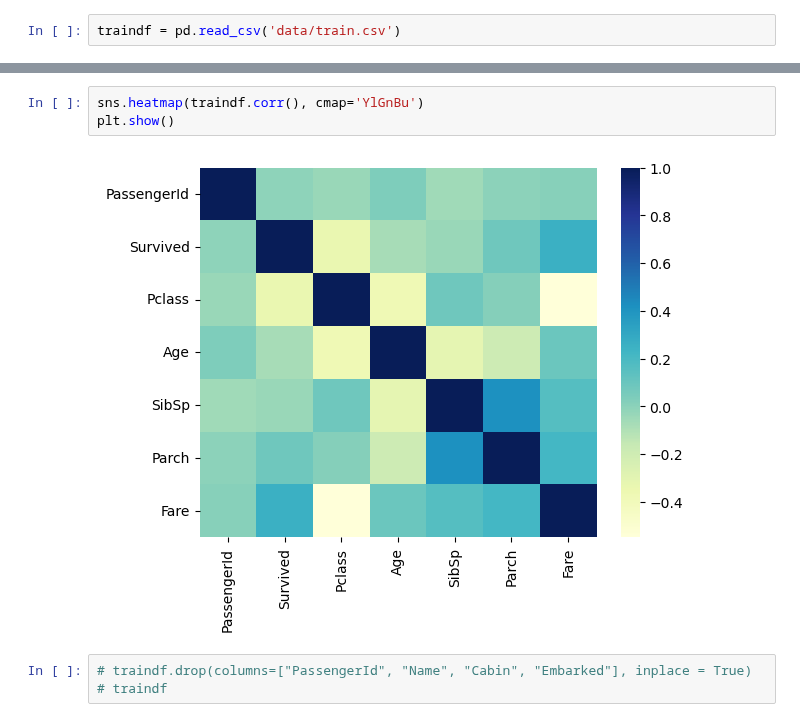
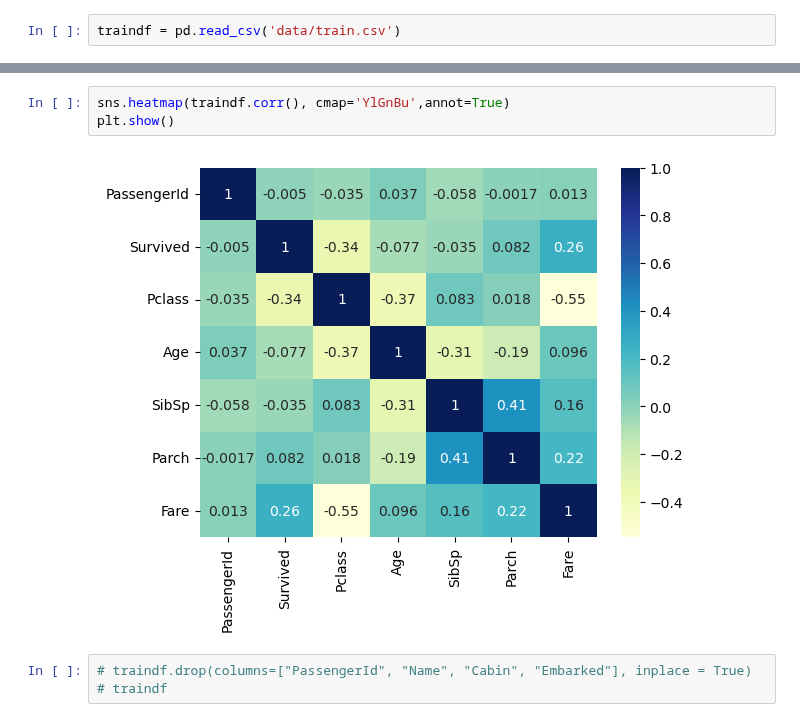
Before and after one commit to Stemt/DS-groep-6, a Jupyter notebook: case_1.ipynb, the cells around one changed output, grey strips where cells are left out. Cells and saved outputs as stored; diff of their text form.

```diff
--- a/case_1.ipynb
+++ b/case_1.ipynb
@@ -19,10 +21,10 @@ traindf.head()
 | 3 | 4 | 1 | 1 | Futrelle, Mrs. Jacques Heath (Lil... | female | 35.0 | 1 | 0 | 113803 | 53.1000 | ... |
 | 4 | 5 | 0 | 3 | Allen, Mr. William Henry | male | 35.0 | 0 | 0 | 373450 | 8.0500 | ... |
 # %%
-sns.heatmap(traindf.corr(), cmap='YlGnBu')
+sns.heatmap(traindf.corr(), cmap='YlGnBu',annot=True)
 plt.show()
 # %% [output]
-[figure, old version]
+[figure, new version]
 # %%
 # traindf.drop(columns=["PassengerId", "Name", "Cabin", "Embarked"], inplace = True)
 # traindf
```
Also changed, not shown: parts of 2 cells of this notebook, 2 other files.
